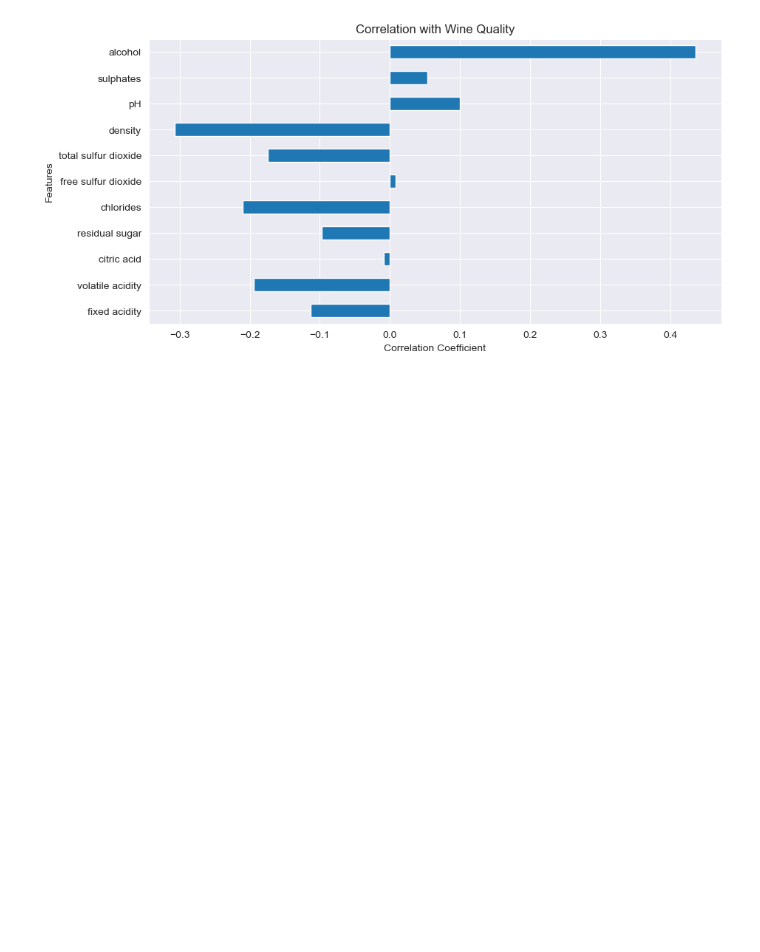
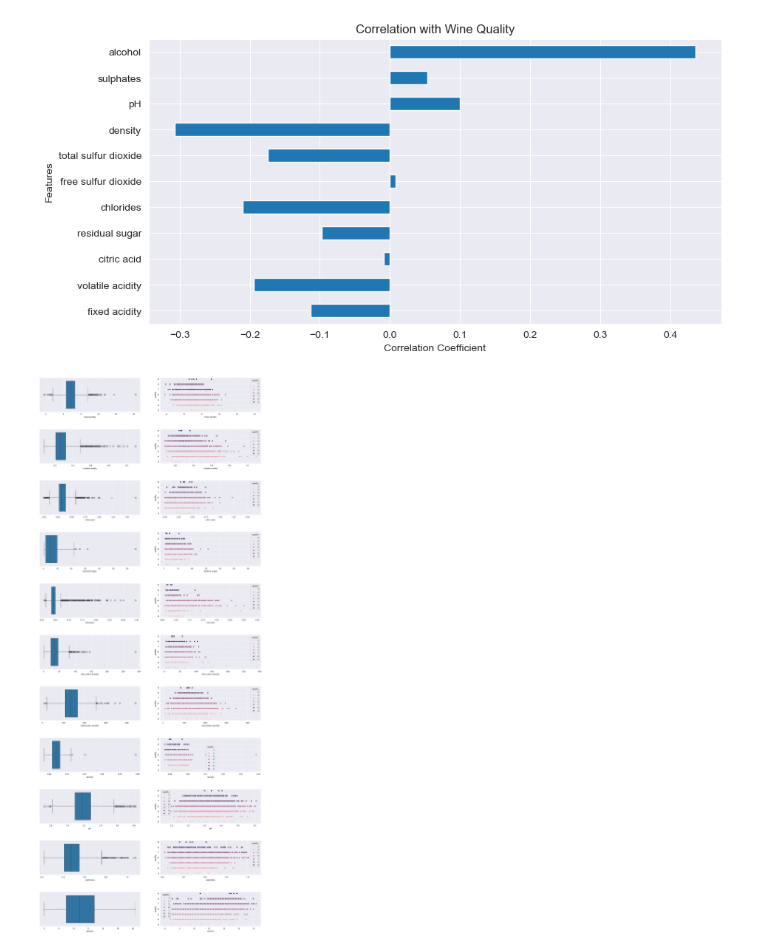
Before and after one commit to gps-stellar/Simple-Regression-Models, a Jupyter notebook: Wine-Quality-Regression/Wine_Quality_Regression.ipynb, the cells around one changed output. Cells and saved outputs as stored; diff of their text form; code cells hidden in the pictures; blank space fills up the shorter version.

Commit message:
Boxplots and Quality vs Features Graphs

```diff
--- a/Wine-Quality-Regression/Wine_Quality_Regression.ipynb
+++ b/Wine-Quality-Regression/Wine_Quality_Regression.ipynb
@@ -135,3 +135,14 @@ plt.xlabel("Correlation Coefficient")
 plt.show()
 # %% [output]
 [figure]
+# %%
+fig, ax = plt.subplots(11,2, figsize=(18,45))
+plt.subplots_adjust(hspace=0.5)
+for i in range (11):
+    #1
+    sns.boxplot(x=df_wqw.columns[i], data=df_wqw, ax=ax[i,0])
+    #2
+    sns.scatterplot(x=df_wqw.columns[i], y=df_wqw["quality"], data = df_wqw, hue="quality", ax=ax[i,1] )
+plt.show()
+# %% [output]
+[figure, added]
```
